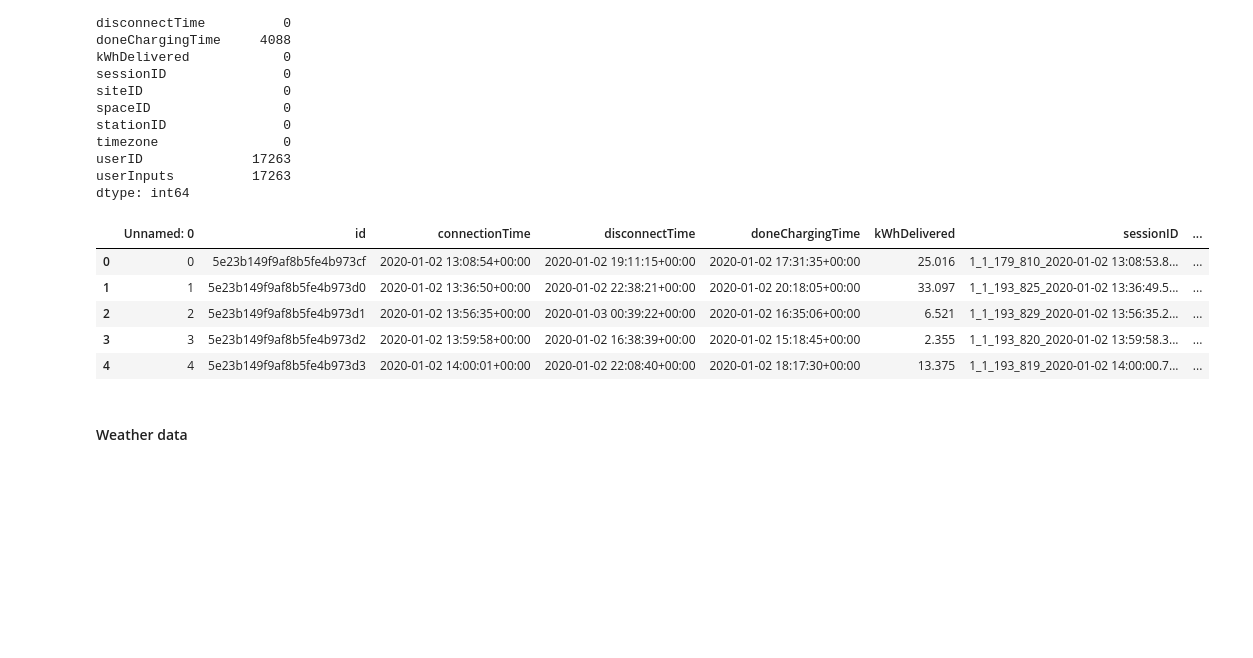
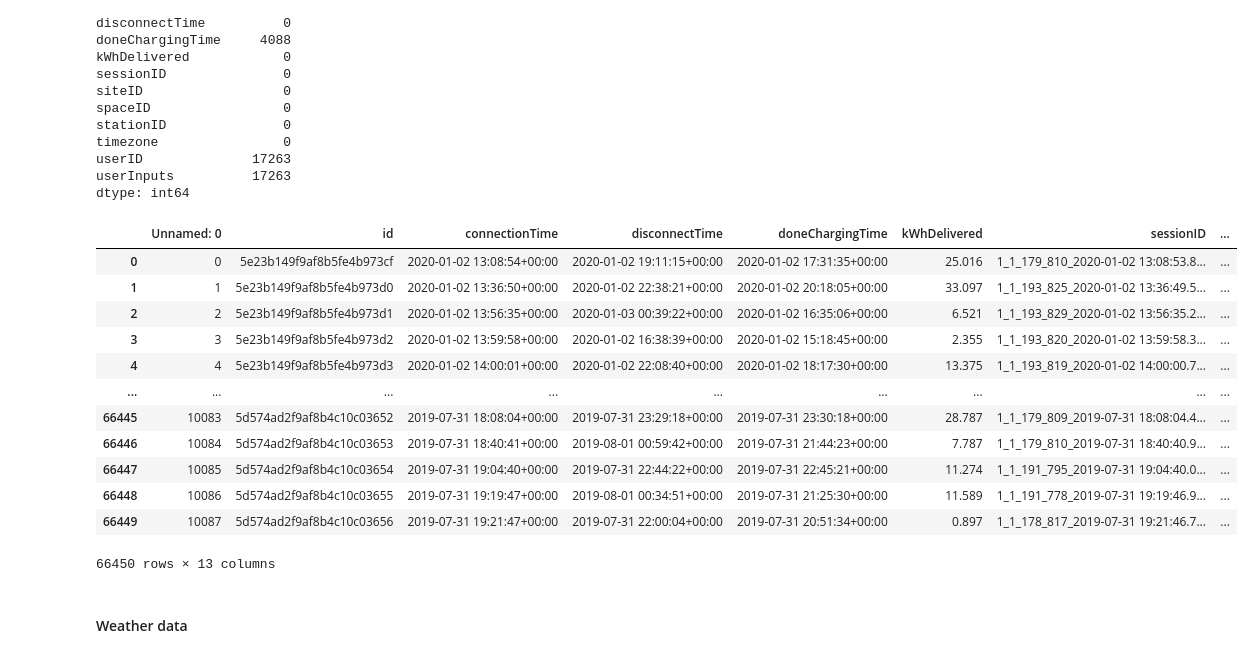
Before and after one commit to Amocon/A-Team_AA-Team-Assignment_2024, a Jupyter notebook: aa_team_assignment/data_preparation.ipynb, the cells around one changed output. Saved outputs shown, nothing was run; the diff lists cells and outputs as text; code cells hidden in the pictures; blank space fills up the shorter version.

Commit message:
cealning weather data (in progress)

```diff
--- a/aa_team_assignment/data_preparation.ipynb
+++ b/aa_team_assignment/data_preparation.ipynb
@@ -52,14 +80,21 @@ userID              17263
 userInputs          17263
 dtype: int64
 # %%
-df_charging_data.head()
+df_charging_data
 # %% [output]
 |  | Unnamed: 0 | id | connectionTime | disconnectTime | doneChargingTime | kWhDelivered | sessionID | ... |
 | 0 | 0 | 5e23b149f9af8b5fe4b973cf | 2020-01-02 13:08:54+00:00 | 2020-01-02 19:11:15+00:00 | 2020-01-02 17:31:35+00:00 | 25.016 | 1_1_179_810_2020-01-02 13:08:53.8... | ... |
 | 1 | 1 | 5e23b149f9af8b5fe4b973d0 | 2020-01-02 13:36:50+00:00 | 2020-01-02 22:38:21+00:00 | 2020-01-02 20:18:05+00:00 | 33.097 | 1_1_193_825_2020-01-02 13:36:49.5... | ... |
 | 2 | 2 | 5e23b149f9af8b5fe4b973d1 | 2020-01-02 13:56:35+00:00 | 2020-01-03 00:39:22+00:00 | 2020-01-02 16:35:06+00:00 | 6.521 | 1_1_193_829_2020-01-02 13:56:35.2... | ... |
 | 3 | 3 | 5e23b149f9af8b5fe4b973d2 | 2020-01-02 13:59:58+00:00 | 2020-01-02 16:38:39+00:00 | 2020-01-02 15:18:45+00:00 | 2.355 | 1_1_193_820_2020-01-02 13:59:58.3... | ... |
 | 4 | 4 | 5e23b149f9af8b5fe4b973d3 | 2020-01-02 14:00:01+00:00 | 2020-01-02 22:08:40+00:00 | 2020-01-02 18:17:30+00:00 | 13.375 | 1_1_193_819_2020-01-02 14:00:00.7... | ... |
+| ... | ... | ... | ... | ... | ... | ... | ... | ... |
+| 66445 | 10083 | 5d574ad2f9af8b4c10c03652 | 2019-07-31 18:08:04+00:00 | 2019-07-31 23:29:18+00:00 | 2019-07-31 23:30:18+00:00 | 28.787 | 1_1_179_809_2019-07-31 18:08:04.4... | ... |
+| 66446 | 10084 | 5d574ad2f9af8b4c10c03653 | 2019-07-31 18:40:41+00:00 | 2019-08-01 00:59:42+00:00 | 2019-07-31 21:44:23+00:00 | 7.787 | 1_1_179_810_2019-07-31 18:40:40.9... | ... |
+| 66447 | 10085 | 5d574ad2f9af8b4c10c03654 | 2019-07-31 19:04:40+00:00 | 2019-07-31 22:44:22+00:00 | 2019-07-31 22:45:21+00:00 | 11.274 | 1_1_191_795_2019-07-31 19:04:40.0... | ... |
+| 66448 | 10086 | 5d574ad2f9af8b4c10c03655 | 2019-07-31 19:19:47+00:00 | 2019-08-01 00:34:51+00:00 | 2019-07-31 21:25:30+00:00 | 11.589 | 1_1_191_778_2019-07-31 19:19:46.9... | ... |
+| 66449 | 10087 | 5d574ad2f9af8b4c10c03656 | 2019-07-31 19:21:47+00:00 | 2019-07-31 22:00:04+00:00 | 2019-07-31 20:51:34+00:00 | 0.897 | 1_1_178_817_2019-07-31 19:21:46.7... | ... |
+66450 rows × 13 columns
 # %% [markdown]
 #### Weather data
 # %%
```
Also changed, not shown: parts of 9 cells of this notebook.
